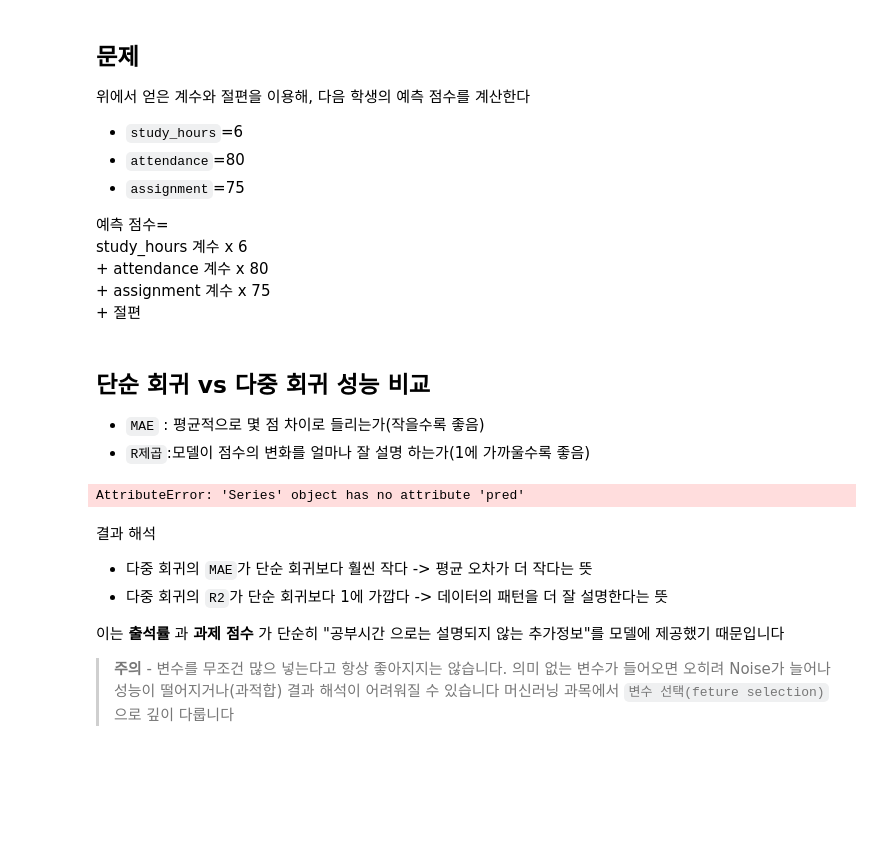
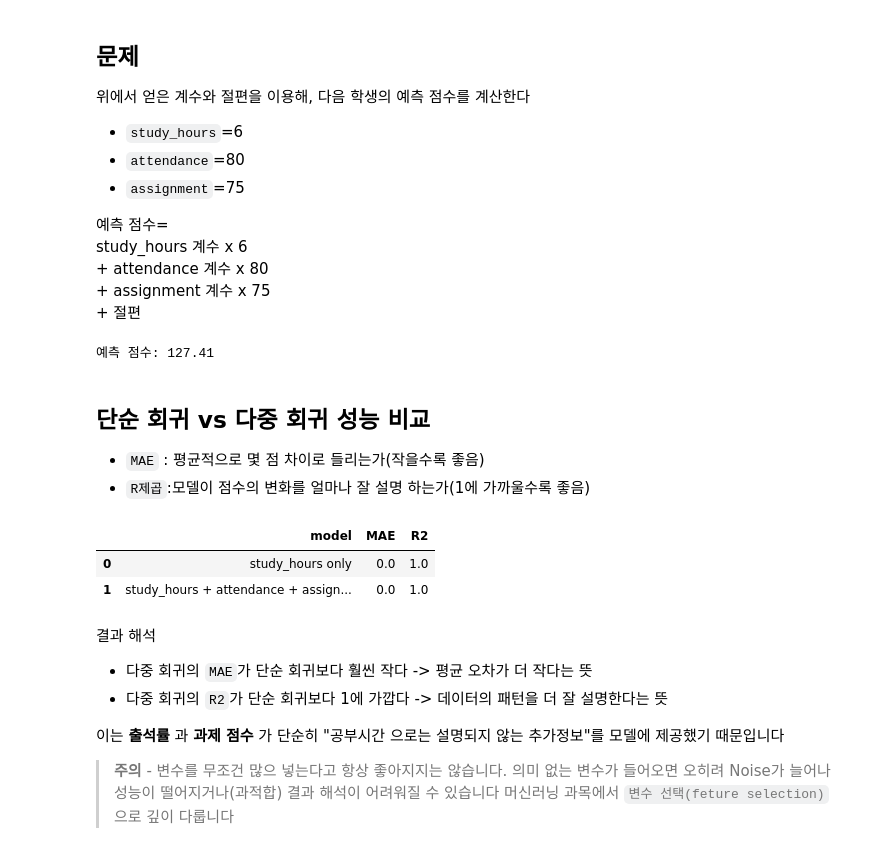
Before and after one commit to MINHONGGI1223/daelim-2-3-ai-programming, a Jupyter notebook: 13주차.ipynb, the cells around one changed output. Saved outputs shown, nothing was run; the diff lists cells and outputs as text; code cells hidden in the pictures; blank space fills up the shorter version.

```diff
--- a/13주차.ipynb
+++ b/13주차.ipynb
@@ -181,28 +182,45 @@ coef_df
             + attendance 계수 x 80<br>
             + assignment 계수 x 75<br>
             + 절편
+# %%
+new_student = pd.DataFrame({
+    'study_hours': [6],
+    'attendance':  [80],
+    'assignment':  [75]
+})
+
+pred_score = multi_model.predict(new_student)
+print(f"예측 점수: {pred_score[0]:.2f}")
+# %% [output]
+예측 점수: 127.41
 # %% [markdown]
 ## 단순 회귀 vs 다중 회귀 성능 비교
 
 - `MAE` : 평균적으로 몇 점 차이로 들리는가(작을수록 좋음)
 - `R제곱`:모델이 점수의 변화를 얼마나 잘 설명 하는가(1에 가까울수록 좋음)
-# %%
-#다중 회귀 예측
-multi_pred=multi_model.predict(X_test_m)
-
-#단순 회귀 평가
-simple_mae=mean_absolute_error(y_test.pred)
-simple_r2=r2_score(y_test_m,mulit_pred)
-
-compare_df=pd.DataFrame({
-    'model':['study_hours only','study_hours + attendance + assignment'],
-    'MAE':[simple_mae,mulit_mae],
-    'R2':[simple_r2,mulit_r2]
-})
-
-compare_df
-# %% [output]
-AttributeError: 'Series' object has no attribute 'pred'
+# %%
+# 다중 회귀 예측
+multi_pred = multi_model.predict(X_test_m)
+
+# 단순 회귀 평가
+simple_mae = mean_absolute_error(y_test, pred)
+simple_r2 = r2_score(y_test, pred)
+
+# 다중 회귀 평가
+multi_mae = mean_absolute_error(y_test_m, multi_pred)
+multi_r2 = r2_score(y_test_m, multi_pred)
+
+compare_df = pd.DataFrame({
+    'model': ['study_hours only', 'study_hours + attendance + assignment'],
+    'MAE': [simple_mae, multi_mae],
+    'R2': [simple_r2, multi_r2]
+})
+
+compare_df
+# %% [output]
+|  | model | MAE | R2 |
+| 0 | study_hours only | 0.0 | 1.0 |
+| 1 | study_hours + attendance + assign... | 0.0 | 1.0 |
 # %% [markdown]
 결과 해석
 
```
Also changed, not shown: parts of 1 cell of this notebook.
